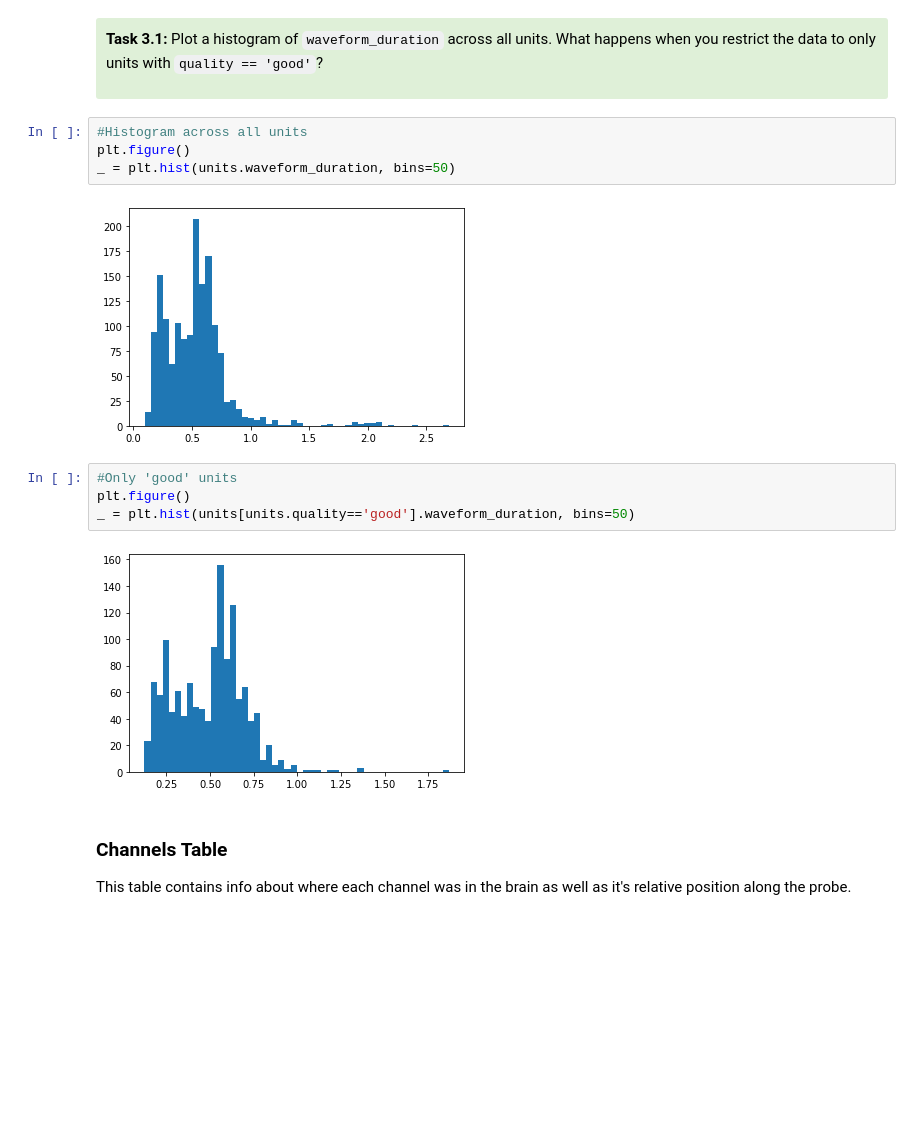
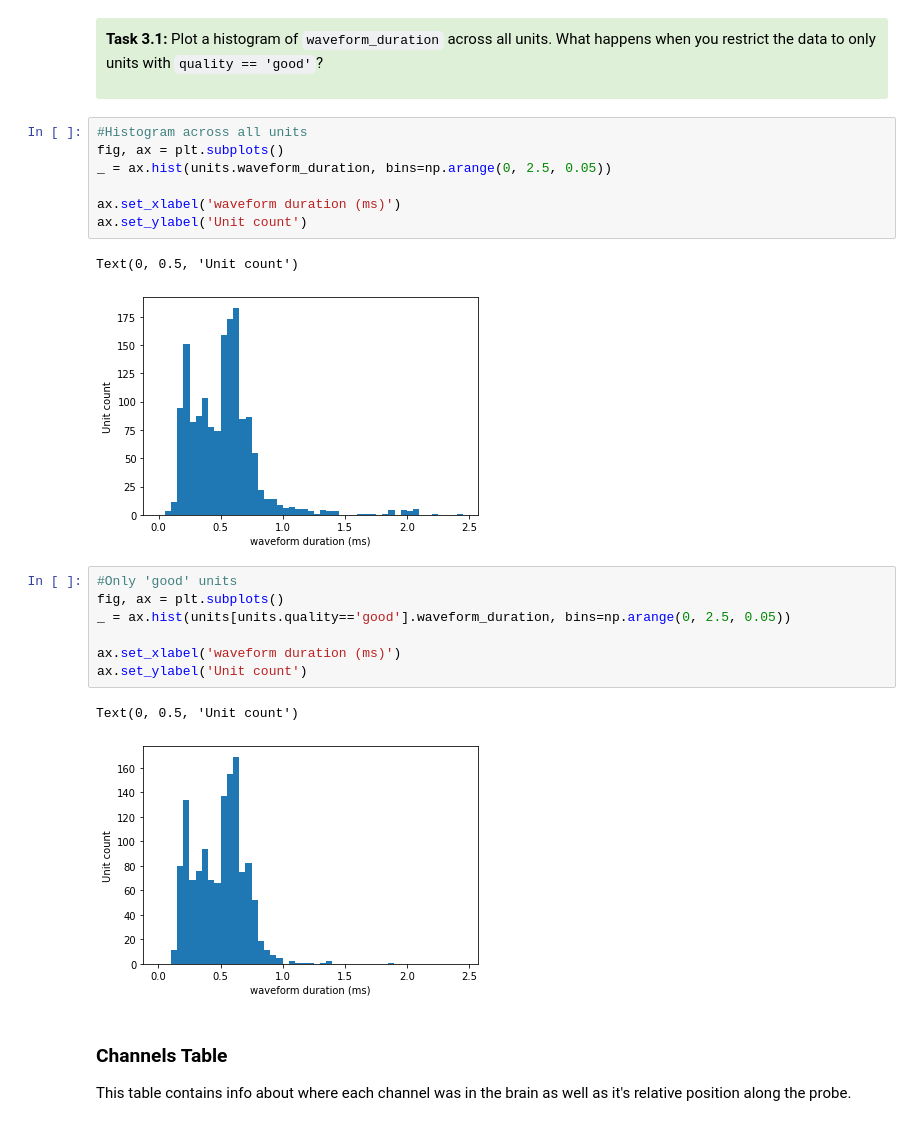
Before and after one commit to AllenInstitute/swdb_2022, a Jupyter notebook: Organizers/VBN_SWDB_2022_without_xarrays.ipynb, the cells around one changed output. Drawn from its saved outputs; the diff is of its cells as text; blank space fills up the shorter version.

```diff
--- a/Organizers/VBN_SWDB_2022_without_xarrays.ipynb
+++ b/Organizers/VBN_SWDB_2022_without_xarrays.ipynb
@@ -409,16 +403,24 @@ For more information about many of the metrics included in this table and how to
 </div>
 # %%
 #Histogram across all units
-plt.figure()
-_ = plt.hist(units.waveform_duration, bins=50)
+fig, ax = plt.subplots()
+_ = ax.hist(units.waveform_duration, bins=np.arange(0, 2.5, 0.05))
+
+ax.set_xlabel('waveform duration (ms)')
+ax.set_ylabel('Unit count')
 # %% [output]
+Text(0, 0.5, 'Unit count')
-[figure, old version]
+[figure, new version]
 # %%
 #Only 'good' units
-plt.figure()
-_ = plt.hist(units[units.quality=='good'].waveform_duration, bins=50)
+fig, ax = plt.subplots()
+_ = ax.hist(units[units.quality=='good'].waveform_duration, bins=np.arange(0, 2.5, 0.05))
+
+ax.set_xlabel('waveform duration (ms)')
+ax.set_ylabel('Unit count')
 # %% [output]
+Text(0, 0.5, 'Unit count')
-[figure, old version]
+[figure, new version]
 # %% [markdown]
 ### Channels Table
 This table contains info about where each channel was in the brain as well as it's relative position along the probe.
```
Also changed, not shown: parts of 39 cells of this notebook.
